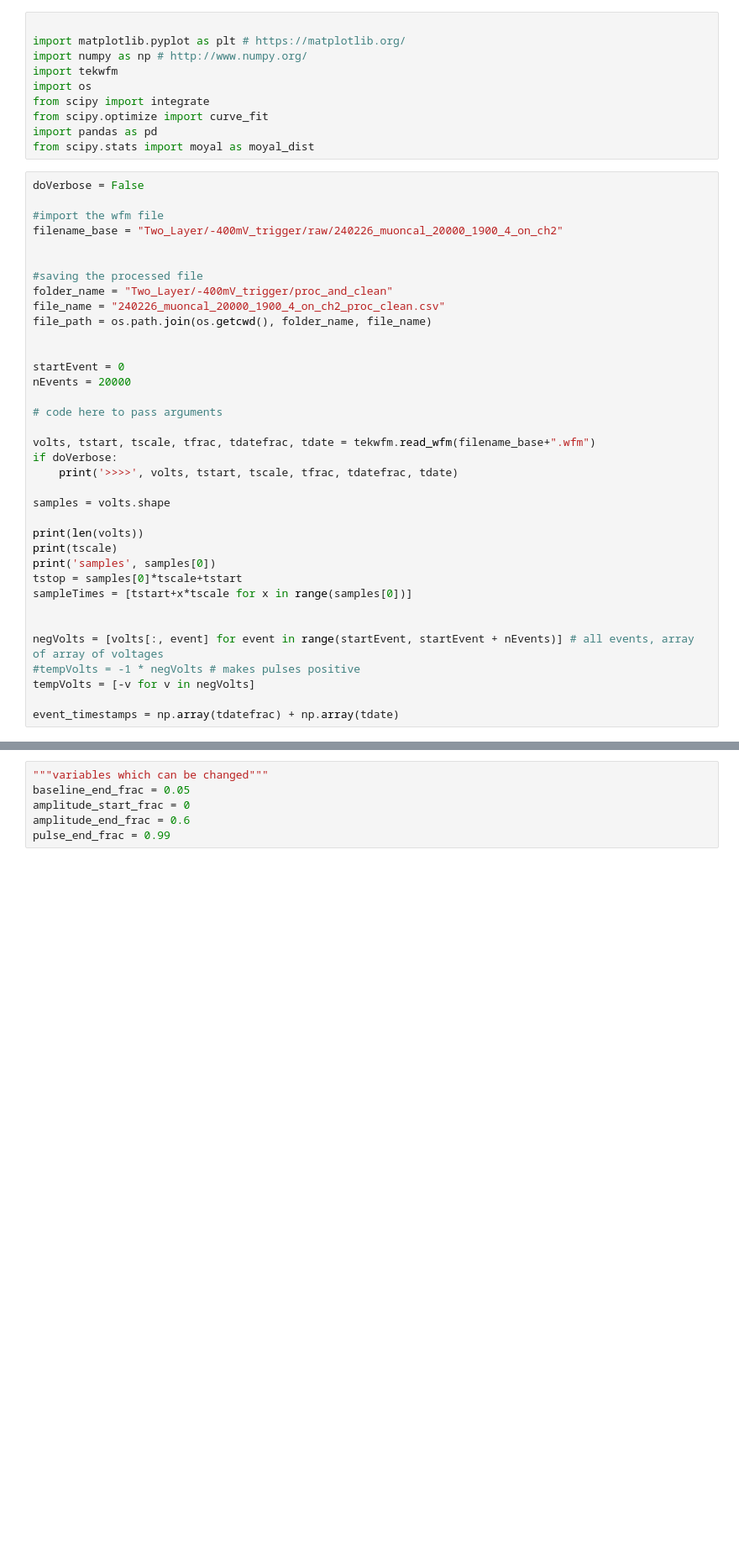
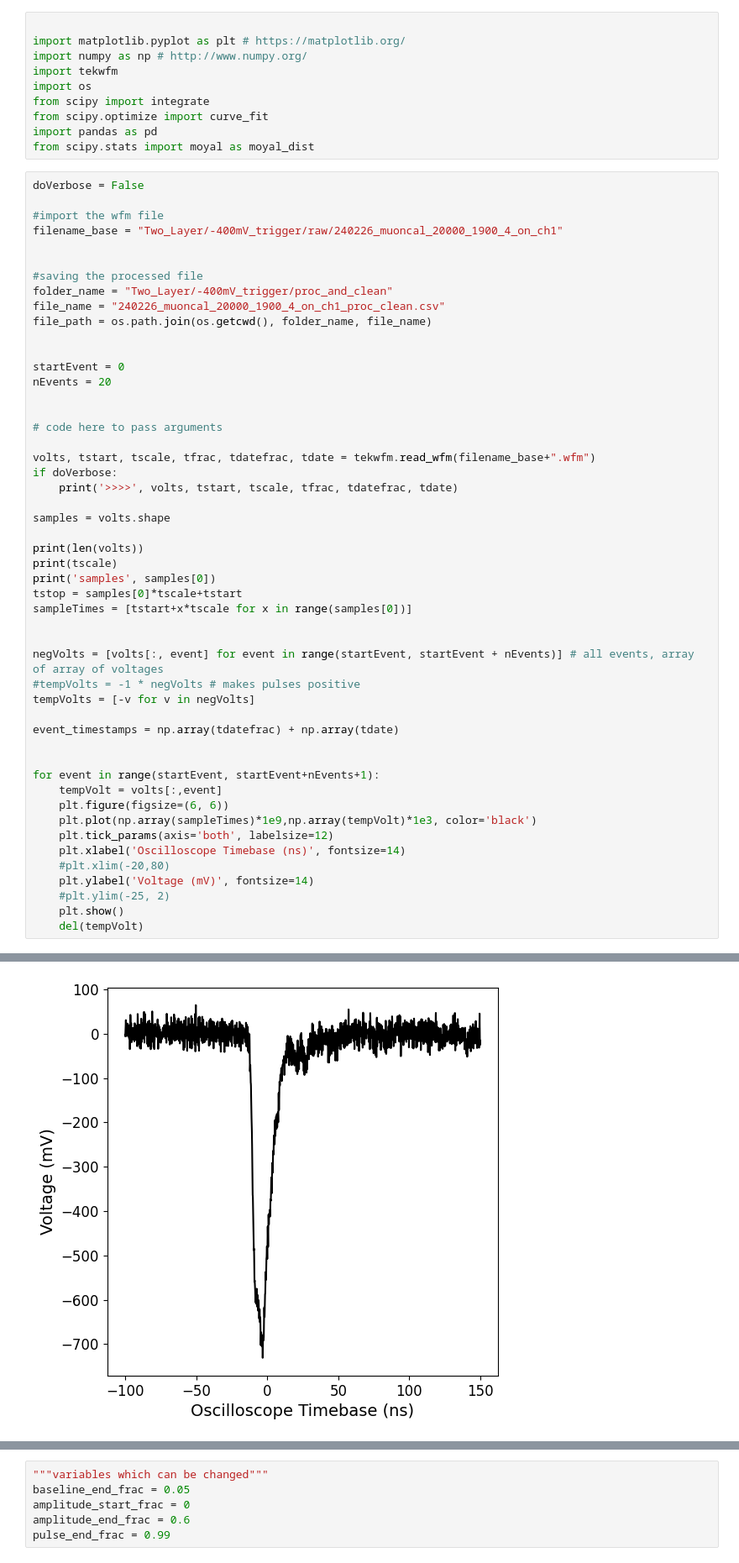
Before and after one commit to hhuckvale/DMProject, a Jupyter notebook: Muon_Calibration/muon_cal_processing_hightrigger.ipynb, the cells around one changed output, grey strips where cells are left out. Shown at 84% size. Cells and saved outputs as stored; diff of their text form; blank space fills up the shorter version.

```diff
--- a/Muon_Calibration/muon_cal_processing_hightrigger.ipynb
+++ b/Muon_Calibration/muon_cal_processing_hightrigger.ipynb
@@ -14,39 +14,54 @@ from scipy.stats import moyal as moyal_dist
 doVerbose = False
 
 #import the wfm file
-filename_base = "Two_Layer/-400mV_trigger/raw/240226_muoncal_20000_1900_4_on_ch2"
+filename_base = "Two_Layer/-400mV_trigger/raw/240226_muoncal_20000_1900_4_on_ch1"
 
 
 #saving the processed file
 folder_name = "Two_Layer/-400mV_trigger/proc_and_clean"
-file_name = "240226_muoncal_20000_1900_4_on_ch2_proc_clean.csv"
+file_name = "240226_muoncal_20000_1900_4_on_ch1_proc_clean.csv"
 file_path = os.path.join(os.getcwd(), folder_name, file_name)
 
 
 startEvent = 0
-nEvents = 20000
+nEvents = 20
+
 
 # code here to pass arguments
 
 volts, tstart, tscale, tfrac, tdatefrac, tdate = tekwfm.read_wfm(filename_base+".wfm")
 if doVerbose:
     print('>>>>', volts, tstart, tscale, tfrac, tdatefrac, tdate)
 
 samples = volts.shape
 
 print(len(volts))
 print(tscale)
 print('samples', samples[0])
 tstop = samples[0]*tscale+tstart
 sampleTimes = [tstart+x*tscale for x in range(samples[0])]
 
 
 negVolts = [volts[:, event] for event in range(startEvent, startEvent + nEvents)] # all events, array of array of voltages
 #tempVolts = -1 * negVolts # makes pulses positive
 tempVolts = [-v for v in negVolts]
 
 event_timestamps = np.array(tdatefrac) + np.array(tdate)
+
+
+for event in range(startEvent, startEvent+nEvents+1):
+    tempVolt = volts[:,event]
+    plt.figure(figsize=(6, 6))
+    plt.plot(np.array(sampleTimes)*1e9,np.array(tempVolt)*1e3, color='black')
+    plt.tick_params(axis='both', labelsize=12)
+    plt.xlabel('Oscilloscope Timebase (ns)', fontsize=14)
+    #plt.xlim(-20,80)
+    plt.ylabel('Voltage (mV)', fontsize=14)
+    #plt.ylim(-25, 2)
+    plt.show()
+    del(tempVolt)
 # %% [output]
 3125
 8e-11
 samples 3125
+[figure, added]
```
Also changed, not shown: parts of 3 cells of this notebook, 13 other files.
